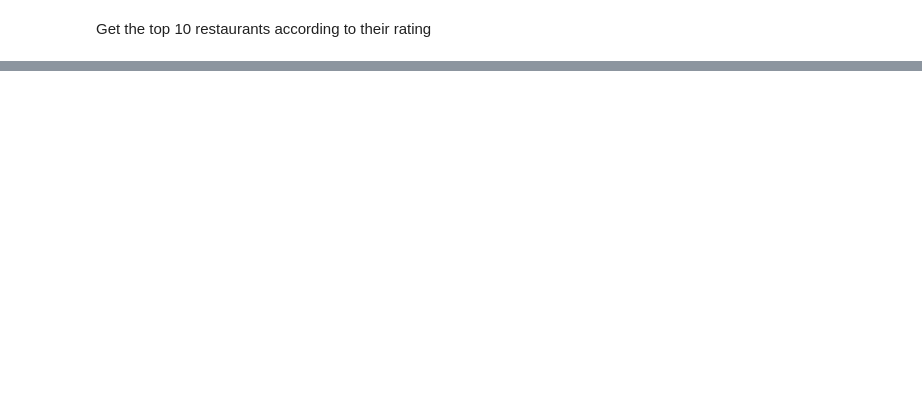
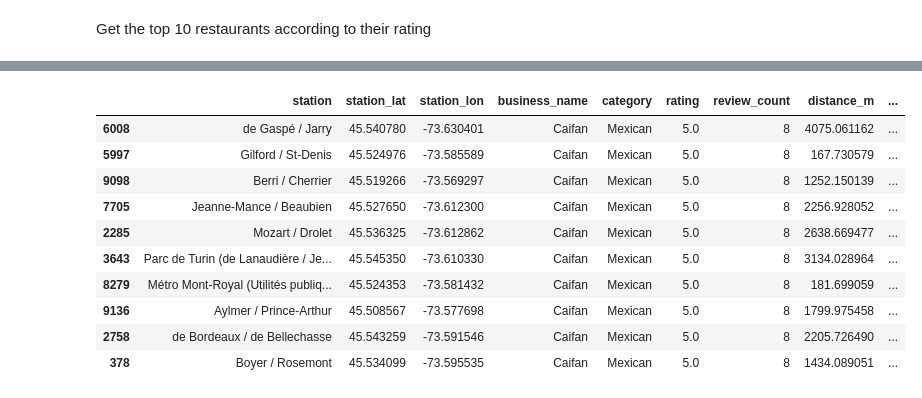
Before and after one commit to Ikenna1414/Statistical-Modelling-With-Python, a Jupyter notebook: notebooks/yelp_foursquare_EDA.ipynb, the cells around one changed output, grey strips where cells are left out. Drawn from its saved outputs; the diff is of its cells as text; code cells hidden in the pictures; blank space fills up the shorter version.

```diff
--- a/notebooks/yelp_foursquare_EDA.ipynb
+++ b/notebooks/yelp_foursquare_EDA.ipynb
@@ -220,0 +241,18 @@ Get the top 10 restaurants according to their rating
+# %%
+top_10_restaurants = yelp_df[yelp_df["review_count"] > 5] \
+    .sort_values(by="rating", ascending=False) \
+    .head(10)
+
+top_10_restaurants.head(10)
+# %% [output]
+|  | station | station_lat | station_lon | business_name | category | rating | review_count | distance_m | ... |
+| 6008 | de Gaspé / Jarry | 45.540780 | -73.630401 | Caifan | Mexican | 5.0 | 8 | 4075.061162 | ... |
+| 5997 | Gilford / St-Denis | 45.524976 | -73.585589 | Caifan | Mexican | 5.0 | 8 | 167.730579 | ... |
+| 9098 | Berri / Cherrier | 45.519266 | -73.569297 | Caifan | Mexican | 5.0 | 8 | 1252.150139 | ... |
+| 7705 | Jeanne-Mance / Beaubien | 45.527650 | -73.612300 | Caifan | Mexican | 5.0 | 8 | 2256.928052 | ... |
+| 2285 | Mozart / Drolet | 45.536325 | -73.612862 | Caifan | Mexican | 5.0 | 8 | 2638.669477 | ... |
+| 3643 | Parc de Turin (de Lanaudière / Je... | 45.545350 | -73.610330 | Caifan | Mexican | 5.0 | 8 | 3134.028964 | ... |
+| 8279 | Métro Mont-Royal (Utilités publiq... | 45.524353 | -73.581432 | Caifan | Mexican | 5.0 | 8 | 181.699059 | ... |
+| 9136 | Aylmer / Prince-Arthur | 45.508567 | -73.577698 | Caifan | Mexican | 5.0 | 8 | 1799.975458 | ... |
+| 2758 | de Bordeaux / de Bellechasse | 45.543259 | -73.591546 | Caifan | Mexican | 5.0 | 8 | 2205.726490 | ... |
+| 378 | Boyer / Rosemont | 45.534099 | -73.595535 | Caifan | Mexican | 5.0 | 8 | 1434.089051 | ... |
```
Also changed, not shown: parts of 3 cells of this notebook.
